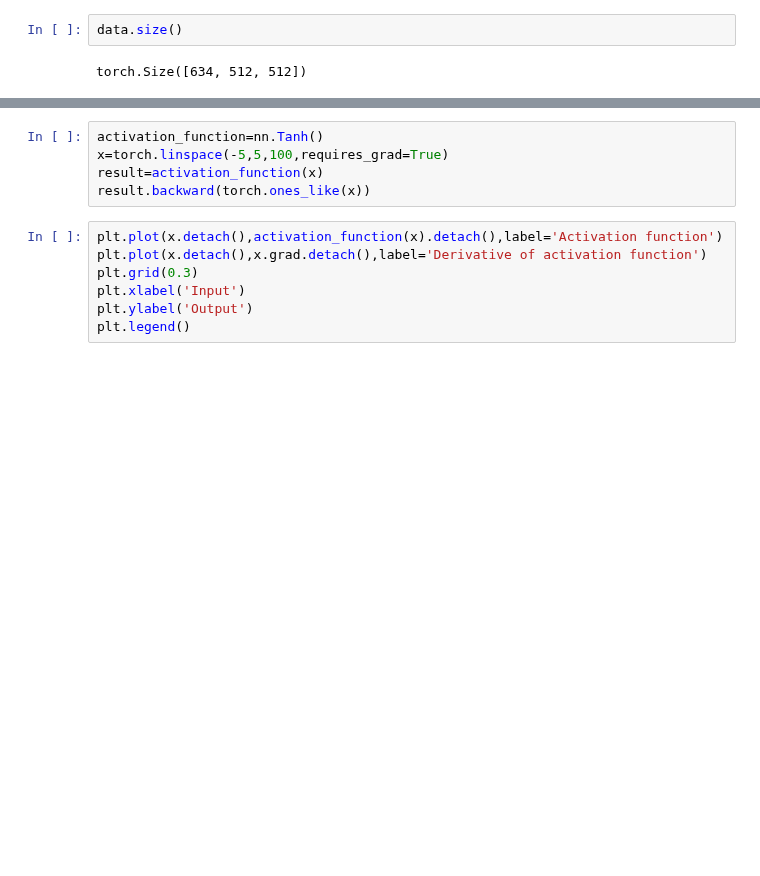
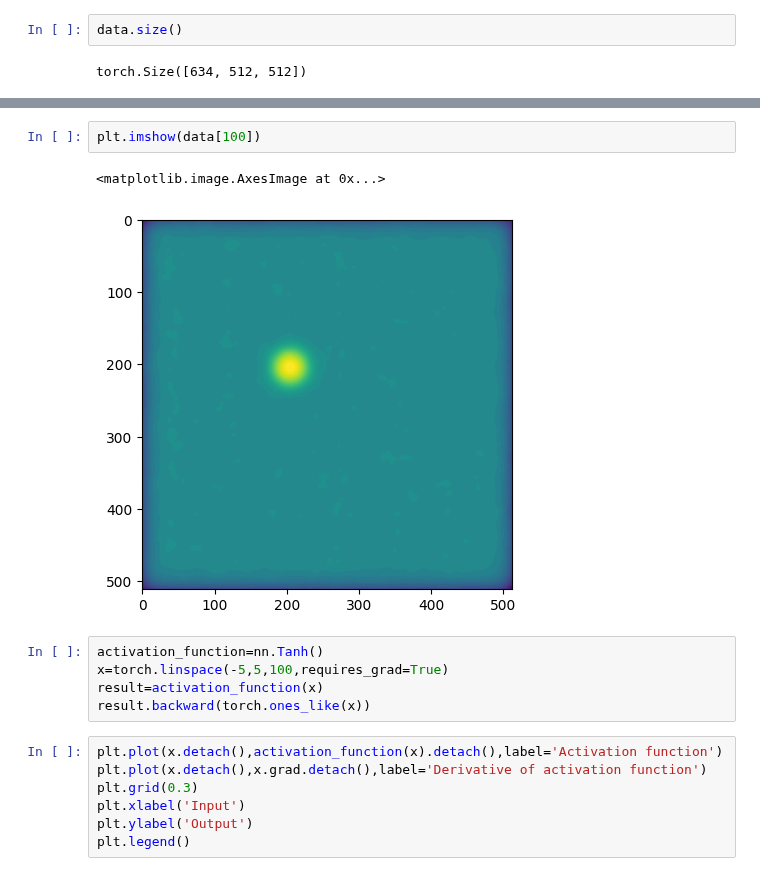
Before and after one commit to konrad-jaworski/Anisotropic_diffusivity_2, a Jupyter notebook: model_notebook.ipynb, the cells around one changed output, grey strips where cells are left out. Drawn from its saved outputs; the diff is of its cells as text; blank space fills up the shorter version.

```diff
--- a/model_notebook.ipynb
+++ b/model_notebook.ipynb
@@ -46,3 +69,8 @@ plt.plot(data[50:,y_center+100,x_center+100]+273.15,linestyle=':')
+# %%
+plt.imshow(data[100])
+# %% [output]
+<matplotlib.image.AxesImage at 0x...>
+[figure, added]
 # %%
 activation_function=nn.Tanh()
 x=torch.linspace(-5,5,100,requires_grad=True)
```
Also changed, not shown: parts of 8 cells of this notebook, 1 other file.
